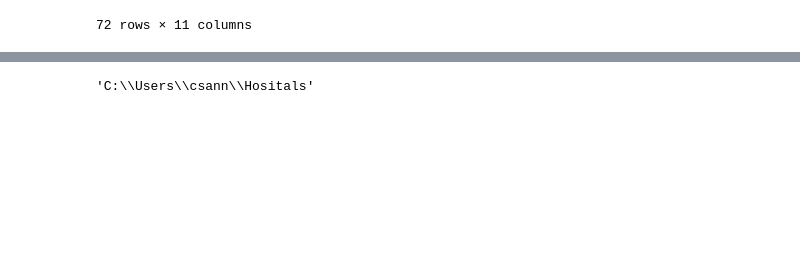
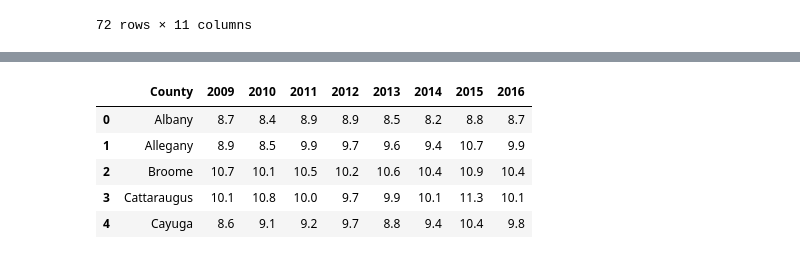
Before and after one commit to csanner28/Hospitals20181119, a Jupyter notebook: Hospitals Final.ipynb, the cells around one changed output, grey strips where cells are left out. Cells and saved outputs as stored; diff of their text form; code cells hidden in the pictures; blank space fills up the shorter version.

Commit message:
added deathrates

```diff
--- a/Hospitals Final.ipynb
+++ b/Hospitals Final.ipynb
@@ -52,7 +53,13 @@ mergednew.head()
 | 2 | ST. PETER'S HOSPITAL | 315 S MANNING BLVD | ALBANY | NY | 12208 | OPEN | ALBANY | 442 | NOT AVAILABLE | NOT AVAILABLE | Albany-Schenectady-Troy | ... |
 | 3 | ALBANY MEDICAL CENTER | 43 NEW SCOTLAND AVE | ALBANY | NY | 12208 | OPEN | ALBANY | 716 | I | Y | Albany-Schenectady-Troy | ... |
 | 4 | THE BURDETT CARE CENTER | 2215 BURDETT AVENUE | TROY | NY | 12180 | OPEN | RENSSELAER | 15 | NOT AVAILABLE | NOT AVAILABLE | Albany-Schenectady-Troy | ... |
-# %%
-pwd
-# %% [output]
-'C:\\Users\\csann\\Hositals'
+# %%
+deathrates = pd.read_csv('Deathrates.csv')
+deathrates.head()
+# %% [output]
+|  | County | 2009 | 2010 | 2011 | 2012 | 2013 | 2014 | 2015 | 2016 |
+| 0 | Albany | 8.7 | 8.4 | 8.9 | 8.9 | 8.5 | 8.2 | 8.8 | 8.7 |
+| 1 | Allegany | 8.9 | 8.5 | 9.9 | 9.7 | 9.6 | 9.4 | 10.7 | 9.9 |
+| 2 | Broome | 10.7 | 10.1 | 10.5 | 10.2 | 10.6 | 10.4 | 10.9 | 10.4 |
+| 3 | Cattaraugus | 10.1 | 10.8 | 10.0 | 9.7 | 9.9 | 10.1 | 11.3 | 10.1 |
+| 4 | Cayuga | 8.6 | 9.1 | 9.2 | 9.7 | 8.8 | 9.4 | 10.4 | 9.8 |
```
Also changed, not shown: parts of 1 cell of this notebook.
